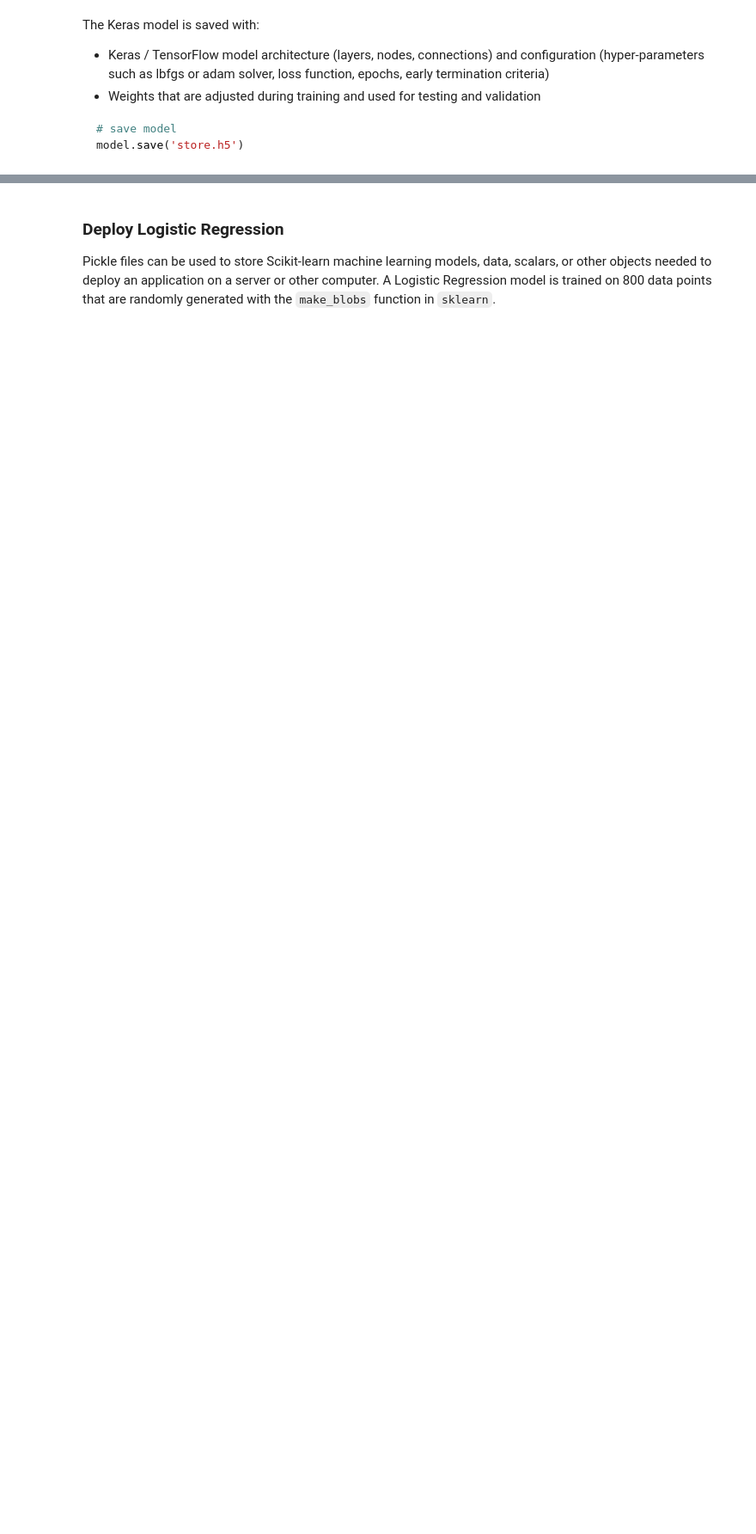
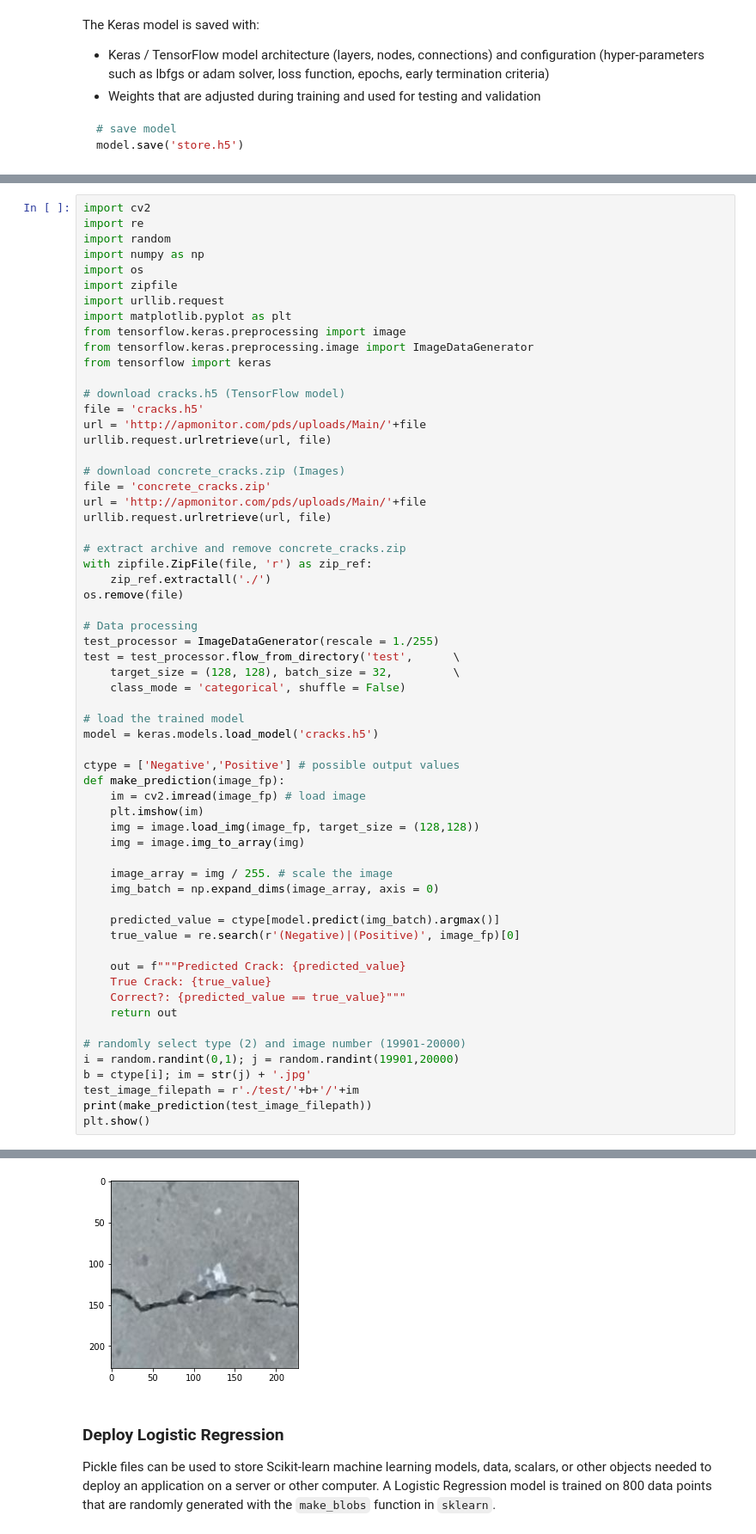
Before and after one commit to APMonitor/pds, a Jupyter notebook: Deploy_ML.ipynb, the cells around one changed output, grey strips where cells are left out. Shown at 86% size. Saved outputs shown, nothing was run; the diff lists cells and outputs as text; blank space fills up the shorter version.

```diff
--- a/Deploy_ML.ipynb
+++ b/Deploy_ML.ipynb
@@ -48,0 +51,62 @@ model = load_model('store.h5')
+# %%
+import cv2
+import re
+import random
+import numpy as np
+import os
+import zipfile
+import urllib.request
+import matplotlib.pyplot as plt
+from tensorflow.keras.preprocessing import image
+from tensorflow.keras.preprocessing.image import ImageDataGenerator
+from tensorflow import keras
+
+# download cracks.h5 (TensorFlow model)
+file = 'cracks.h5'
+url = 'http://apmonitor.com/pds/uploads/Main/'+file
+urllib.request.urlretrieve(url, file)
+
+# download concrete_cracks.zip (Images)
+file = 'concrete_cracks.zip'
+url = 'http://apmonitor.com/pds/uploads/Main/'+file
+urllib.request.urlretrieve(url, file)
+
+# extract archive and remove concrete_cracks.zip
+with zipfile.ZipFile(file, 'r') as zip_ref:
+    zip_ref.extractall('./')
+os.remove(file)
+
+# Data processing
+test_processor = ImageDataGenerator(rescale = 1./255)
+test = test_processor.flow_from_directory('test',      \
+    target_size = (128, 128), batch_size = 32,         \
+    class_mode = 'categorical', shuffle = False)
+
+# load the trained model
+model = keras.models.load_model('cracks.h5')
+
+ctype = ['Negative','Positive'] # possible output values
+def make_prediction(image_fp):
+    im = cv2.imread(image_fp) # load image
+    plt.imshow(im)
+    img = image.load_img(image_fp, target_size = (128,128))
+    img = image.img_to_array(img)
+
+    image_array = img / 255. # scale the image
+    img_batch = np.expand_dims(image_array, axis = 0)
+
+    predicted_value = ctype[model.predict(img_batch).argmax()]
+    true_value = re.search(r'(Negative)|(Positive)', image_fp)[0]
+
+    out = f"""Predicted Crack: {predicted_value}
+    True Crack: {true_value}
+    Correct?: {predicted_value == true_value}"""
+    return out
+
+# randomly select type (2) and image number (19901-20000)
+i = random.randint(0,1); j = random.randint(19901,20000)
+b = ctype[i]; im = str(j) + '.jpg'
+test_image_filepath = r'./test/'+b+'/'+im
+print(make_prediction(test_image_filepath))
+plt.show()
+# %% [output]
@@ -49,3 +117,4 @@ model = load_model('store.h5')
+[figure, added]
 # %% [markdown]
 ### Deploy Logistic Regression
 
```
Also changed, not shown: parts of 2 cells of this notebook.
